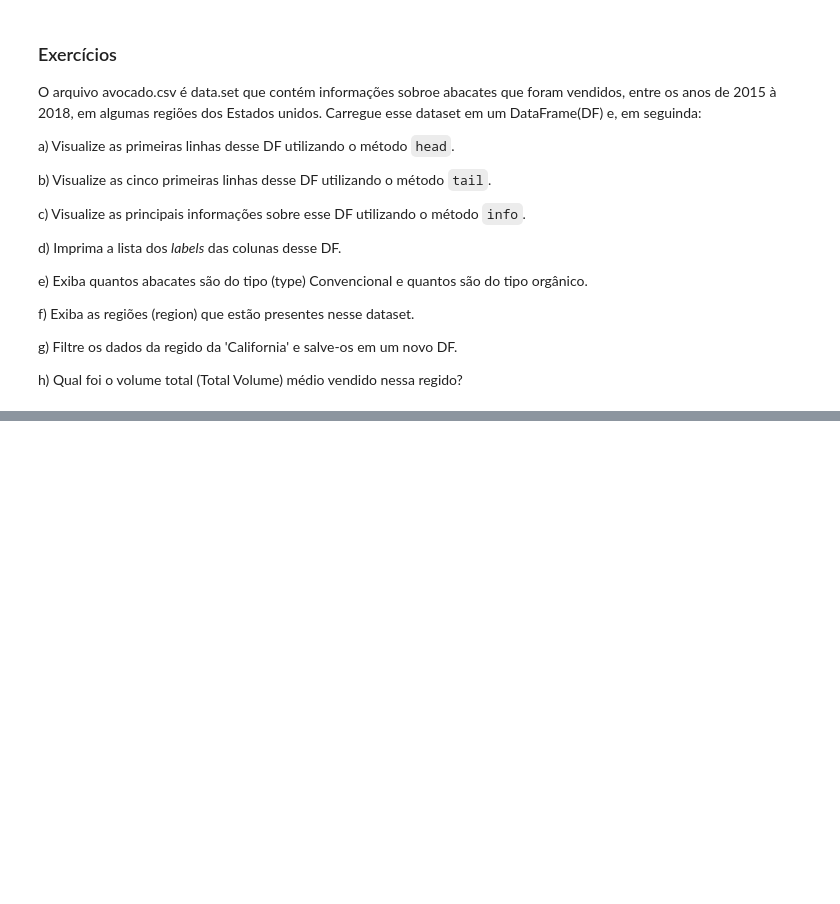
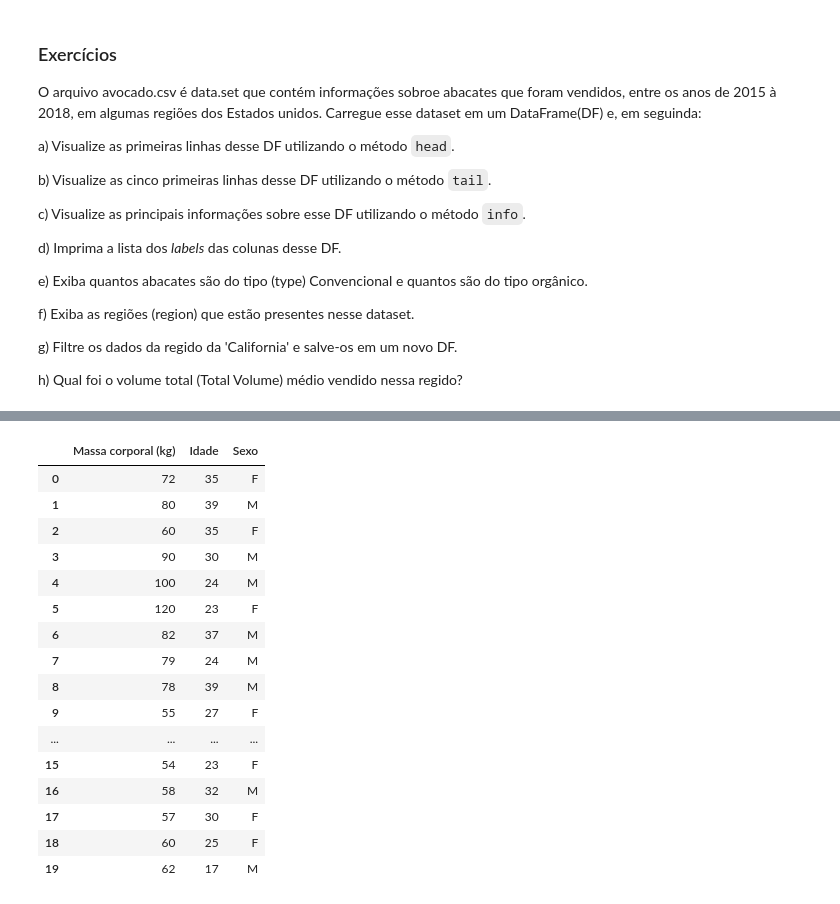
Before and after one commit to andre-jnr/DataScience, a Jupyter notebook: pandas.ipynb, the cells around one changed output, grey strips where cells are left out. Cells and saved outputs as stored; diff of their text form; code cells hidden in the pictures; blank space fills up the shorter version.

Commit message:
Inserindo e removendo colunas DataFrame

```diff
--- a/pandas.ipynb
+++ b/pandas.ipynb
@@ -632,0 +711,21 @@ h) Qual foi o volume total (Total Volume) médio vendido nessa regido?
+# %%
+# Apenas retorna o DataFrame com a coluna deletada
+df.drop('Altura (cm)', axis=1)
+# %% [output]
+|  | Massa corporal (kg) | Idade | Sexo |
+| 0 | 72 | 35 | F |
+| 1 | 80 | 39 | M |
+| 2 | 60 | 35 | F |
+| 3 | 90 | 30 | M |
+| 4 | 100 | 24 | M |
+| 5 | 120 | 23 | F |
+| 6 | 82 | 37 | M |
+| 7 | 79 | 24 | M |
+| 8 | 78 | 39 | M |
+| 9 | 55 | 27 | F |
+| ... | ... | ... | ... |
+| 15 | 54 | 23 | F |
+| 16 | 58 | 32 | M |
+| 17 | 57 | 30 | F |
+| 18 | 60 | 25 | F |
+| 19 | 62 | 17 | M |
```
Also changed, not shown: parts of 17 cells of this notebook.
